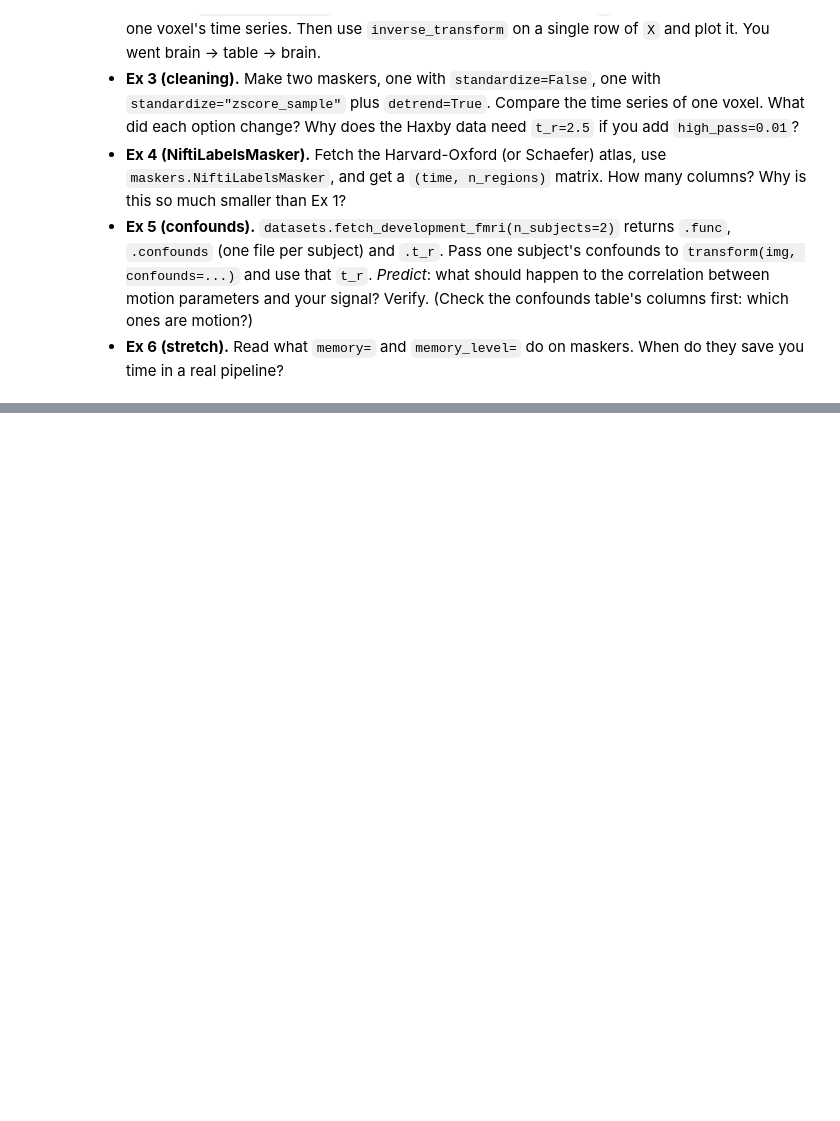
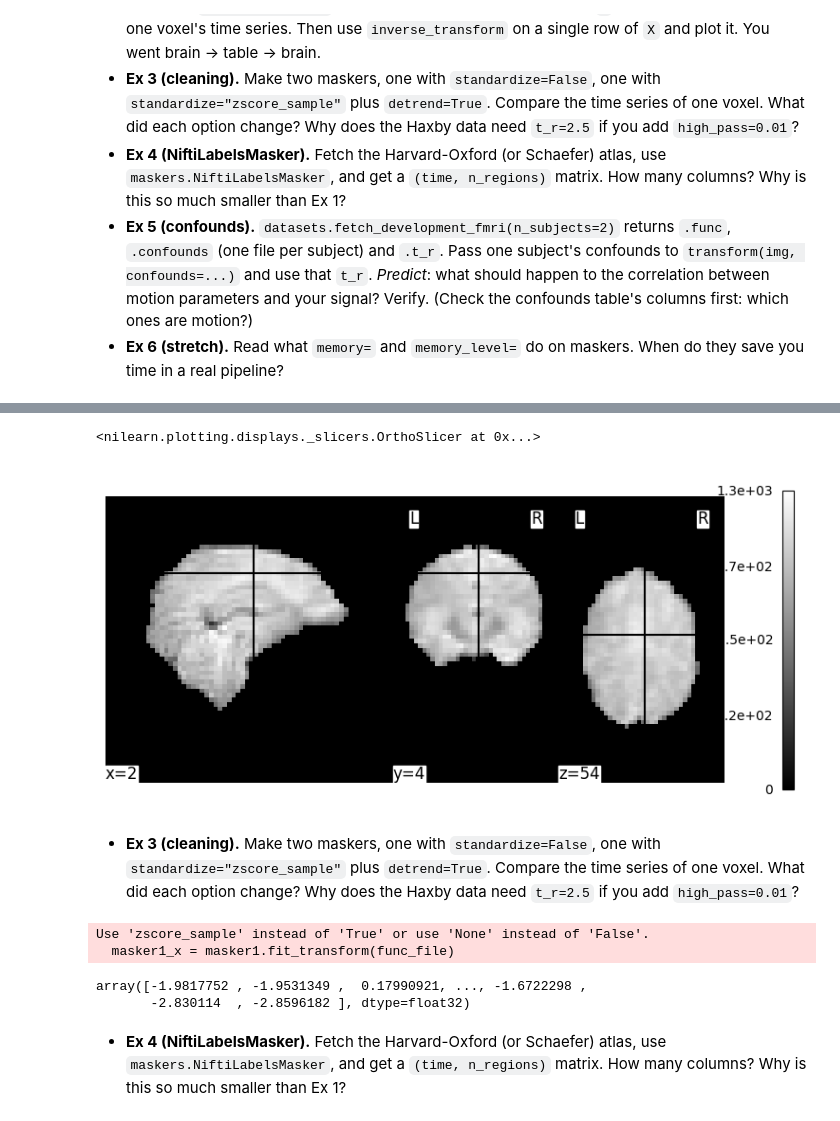
Before and after one commit to theknuckle/nilearn-crash-course, a Jupyter notebook: 02_maskers.ipynb, the cells around one changed output, grey strips where cells are left out. Cells and saved outputs as stored; diff of their text form; code cells hidden in the pictures; blank space fills up the shorter version.

```diff
--- a/02_maskers.ipynb
+++ b/02_maskers.ipynb
@@ -46 +96,8 @@ func_file = haxby.func[0]
+# %%
+plotting.plot_img(masker.inverse_transform(X[0,:]))
+# %% [output]
+<nilearn.plotting.displays._slicers.OrthoSlicer at 0x...>
+[figure, added]
+# %% [markdown]
+- **Ex 3 (cleaning).** Make two maskers, one with `standardize=False`, one with `standardize="zscore_sample"` plus `detrend=True`. Compare the time series of one voxel. What did each option change? Why does the Haxby data need `t_r=2.5` if you add `high_pass=0.01`?
 # %%
@@ -48 +106,19 @@ func_file = haxby.func[0]
+# %%
+masker1_x = masker1.fit_transform(func_file)
+masker2_x = masker2.fit_transform(func_file)
+# %% [output]
+Use 'zscore_sample' instead of 'True' or use 'None' instead of 'False'.
+  masker1_x = masker1.fit_transform(func_file)
+# %%
+#masker1_x[0,:]
+masker2_x[0,:]
+#Standardize scales each time series' data using the method defined.
+#Detrend gets rid of any linear trend in a voxel's time series data.
+#One needs to know the repitition time in order to pass a frequncy based filter
+#to give the filtering mechanism information on what the time points represent
+# %% [output]
+array([-1.9817752 , -1.9531349 ,  0.17990921, ..., -1.6722298 ,
+       -2.830114  , -2.8596182 ], dtype=float32)
+# %% [markdown]
+- **Ex 4 (NiftiLabelsMasker).** Fetch the Harvard-Oxford (or Schaefer) atlas, use `maskers.NiftiLabelsMasker`, and get a `(time, n_regions)` matrix. How many columns? Why is this so much smaller than Ex 1?
 # %%
```
Also changed, not shown: parts of 20 cells of this notebook.
